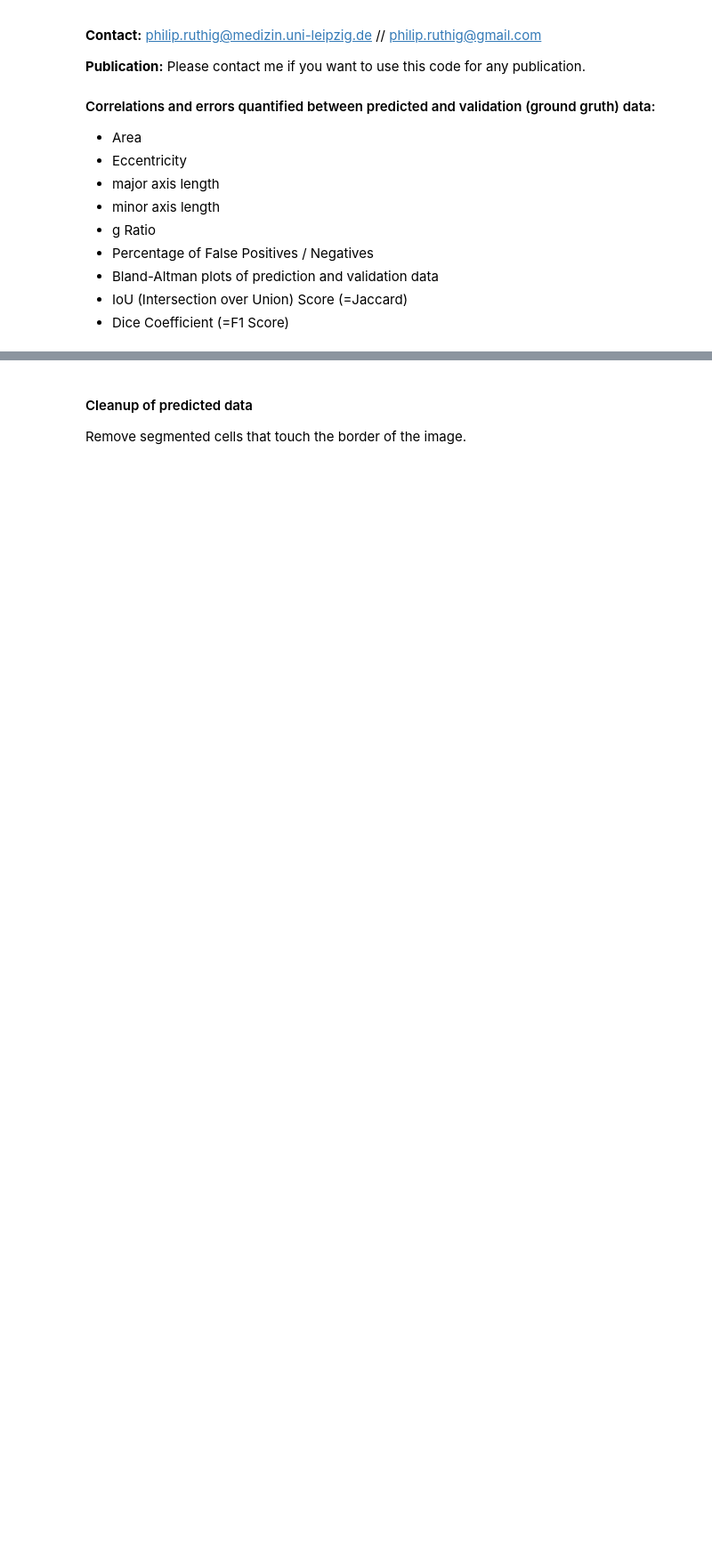
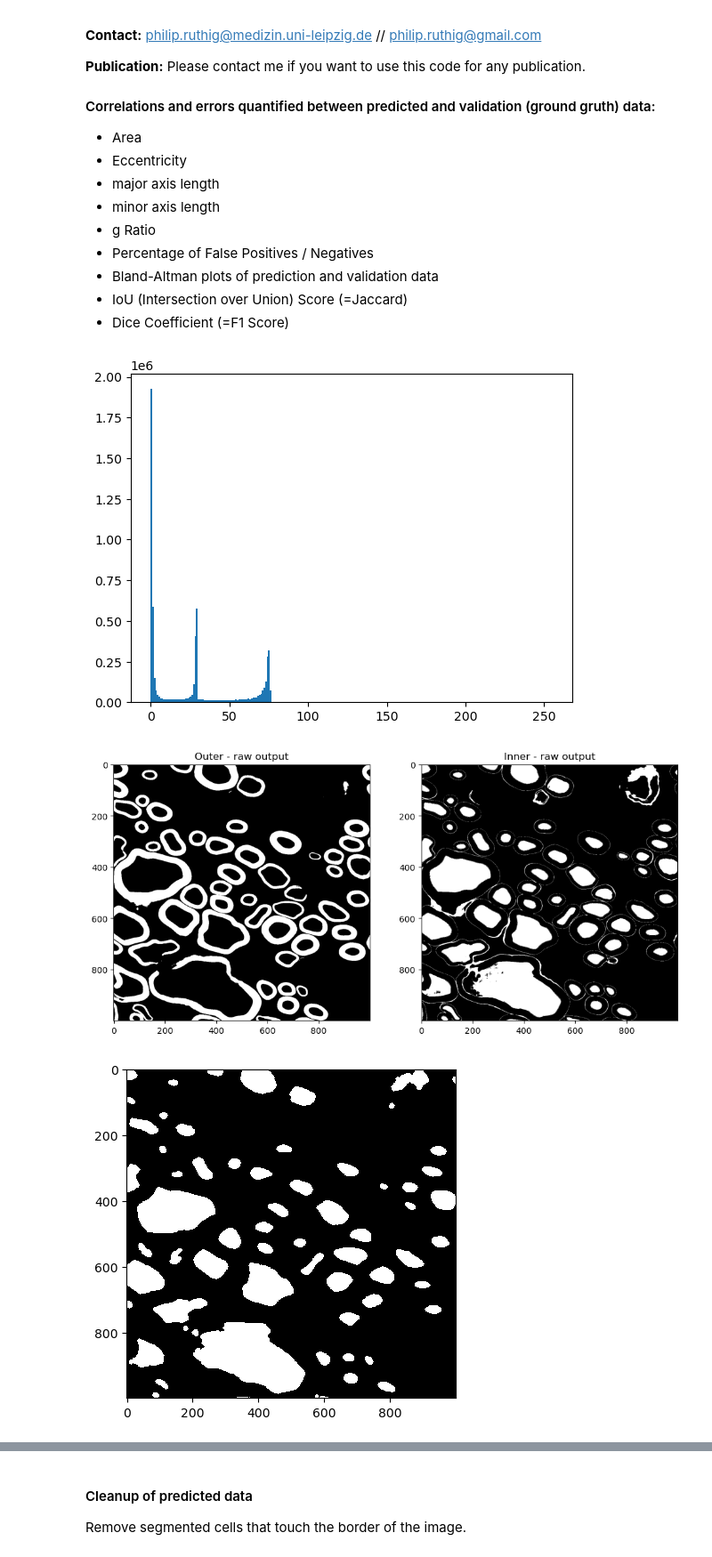
Before and after one commit to PhilipRuthig/EMtools, a Jupyter notebook: 4_validation.ipynb, the cells around one changed output, grey strips where cells are left out. Shown at 89% size. Drawn from its saved outputs; the diff is of its cells as text; code cells hidden in the pictures; blank space fills up the shorter version.

```diff
--- a/4_validation.ipynb
+++ b/4_validation.ipynb
@@ -133,5 +129,4 @@ crop = False
 # %%
-mk_dir(save_path)
 # open data
 img = cv2.imread(prediction_path)
 img_val = cv2.imread(validation_path)
@@ -139,37 +134,42 @@ val_inner = img_val[:,:,2]
 val_outer = img_val[:,:,0]
 
 # lose two dimensions, since its a grayscale img
 img = img[:,:,0]
 
+# plot histogram of pixel intensities in the semantic segmentation
 plt.hist(img.ravel(), bins=256, range=(0, 255),)
 plt.show()
 
 # split different labels
-pred_outer = np.zeros_like(img)
-pred_inner = np.zeros_like(img)
-# Treshold values for "raw" segmentation:
+pred_outer = np.zeros_like(img) # myelin
+pred_inner = np.zeros_like(img) # fibers
+
+# Treshold the input image at given thresholds (defined in above cell)
 pred_outer[img>threshold_myelin] = 1
 pred_inner[img<threshold_fiber_upper] = 1
 pred_inner[img<threshold_fiber_lower] = 0
 
+# plot raw threshold
 fig, axs = plt.subplots(ncols=2,figsize=(12,12))
 axs[0].imshow(pred_outer[0:1000,0:1000], cmap='gray')
 axs[1].imshow(pred_inner[0:1000,0:1000], cmap='gray')
 axs[0].set_title('Outer - raw output')
 axs[1].set_title('Inner - raw output')
 plt.show()
 
 # binary opening to get rid of small speckles
-# pred_inner = ndi.binary_opening(pred_inner,structure=disk(2))
 pred_inner = ndi.binary_opening(pred_inner,structure=disk(5))
 
 # fill holes
 pred_inner = ndi.binary_fill_holes(pred_inner)
 
-# binary opening to get rid of small speckles
-# pred_inner = ndi.binary_opening(pred_inner,structure=disk(6))
+# binary opening to get rid of small speckles (again)
 pred_inner = ndi.binary_opening(pred_inner,structure=disk(7))
 
 plt.imshow(pred_inner[0:1000,0:1000],interpolation='None',cmap='gray')
 plt.show()
+# %% [output]
+[figure, added]
+[figure, added]
+[figure, added]
 # %%
```
Also changed, not shown: parts of 56 cells of this notebook, 1 other file.
